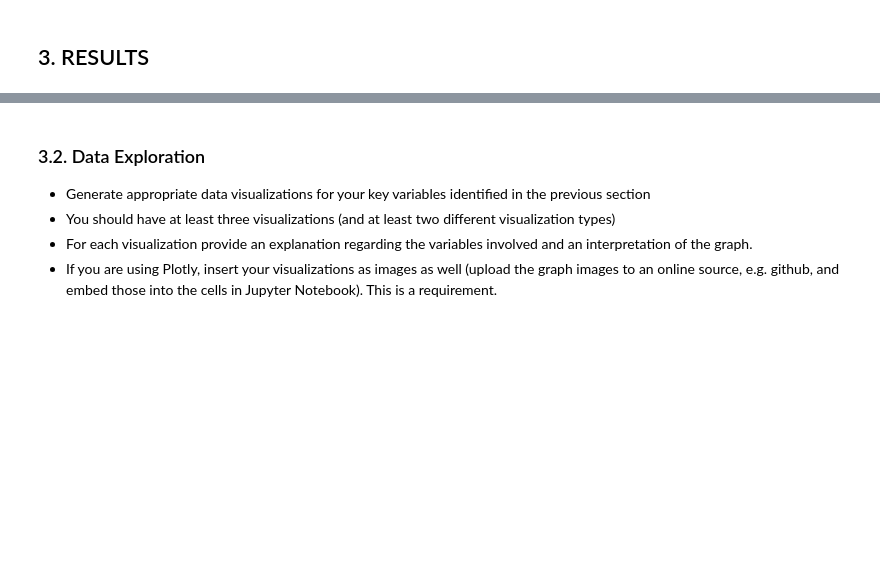
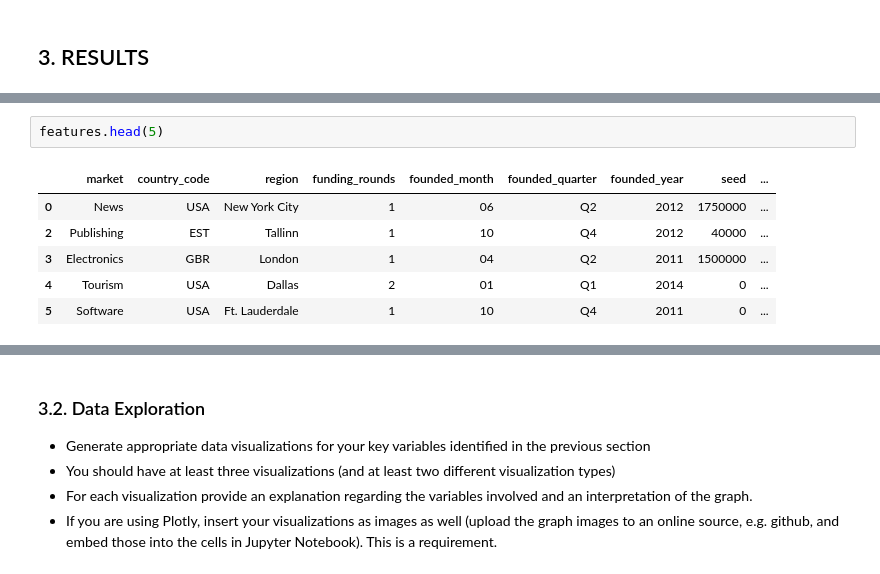
Before and after one commit to tommygreenwald/DS3000FP, a Jupyter notebook: DS3000_FP4_Section01_Group22.ipynb, the cells around one changed output, grey strips where cells are left out. Cells and saved outputs as stored; diff of their text form; blank space fills up the shorter version.

```diff
--- a/DS3000_FP4_Section01_Group22.ipynb
+++ b/DS3000_FP4_Section01_Group22.ipynb
@@ -102,0 +141,9 @@ In this section, you should do the following and explain why you are doing what
+# %%
+features.head(5)
+# %% [output]
+|  | market | country_code | region | funding_rounds | founded_month | founded_quarter | founded_year | seed | ... |
+| 0 | News | USA | New York City | 1 | 06 | Q2 | 2012 | 1750000 | ... |
+| 2 | Publishing | EST | Tallinn | 1 | 10 | Q4 | 2012 | 40000 | ... |
+| 3 | Electronics | GBR | London | 1 | 04 | Q2 | 2011 | 1500000 | ... |
+| 4 | Tourism | USA | Dallas | 2 | 01 | Q1 | 2014 | 0 | ... |
+| 5 | Software | USA | Ft. Lauderdale | 1 | 10 | Q4 | 2011 | 0 | ... |
```
Also changed, not shown: parts of 18 cells of this notebook, 1 other file.
